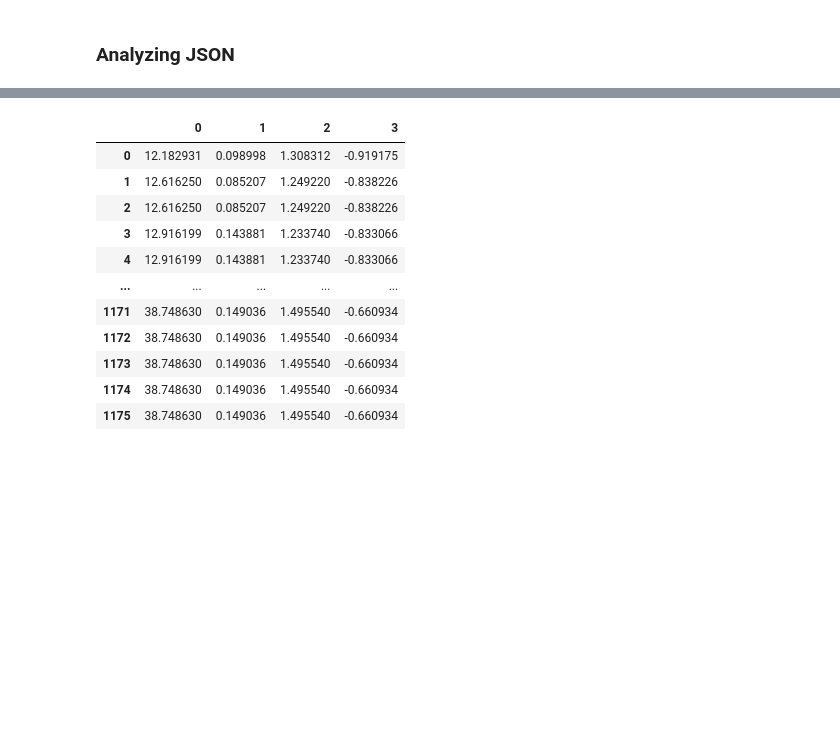
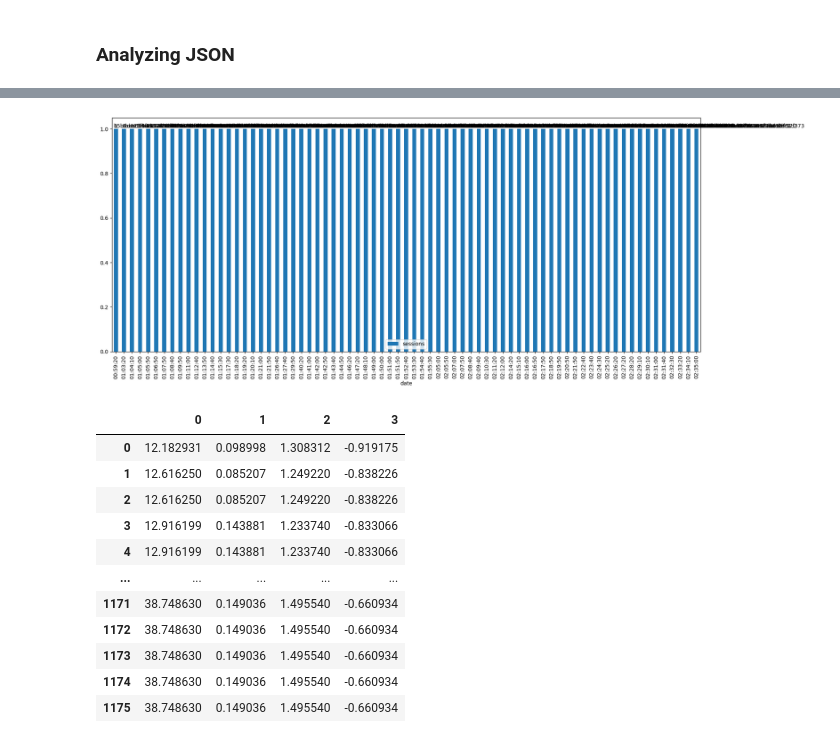
Before and after one commit to hasanali28/children_activity_app, a Jupyter notebook: creatingData.ipynb, the cells around one changed output, grey strips where cells are left out. Drawn from its saved outputs; the diff is of its cells as text; code cells hidden in the pictures; blank space fills up the shorter version.

```diff
--- a/creatingData.ipynb
+++ b/creatingData.ipynb
@@ -139,3 +139,7 @@ df
+# %%
+f
+# %% [output]
+[figure, added]
 # %%
 pd.DataFrame(np.repeat(df.values, [i for i in range(1, df.shape[0] + 1)], axis=0))
 # %% [output]
```
Also changed, not shown: parts of 7 cells of this notebook, 5 other files.
